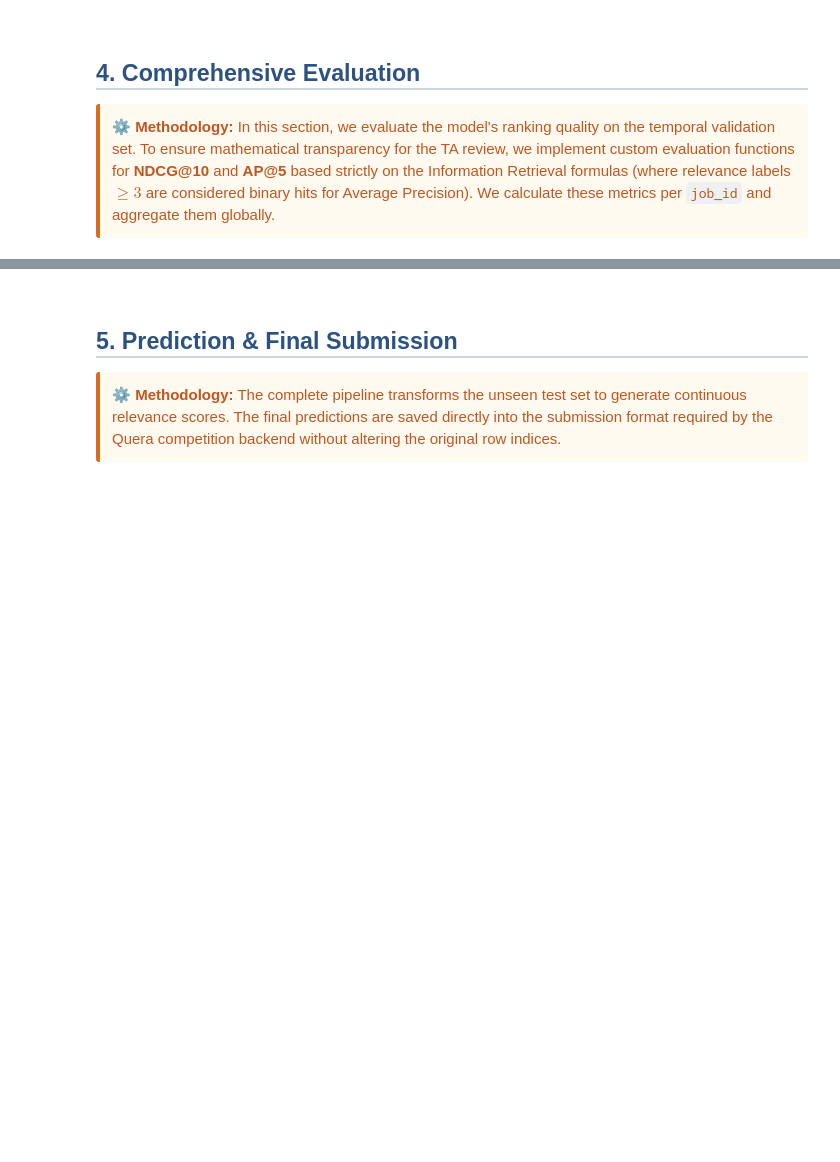
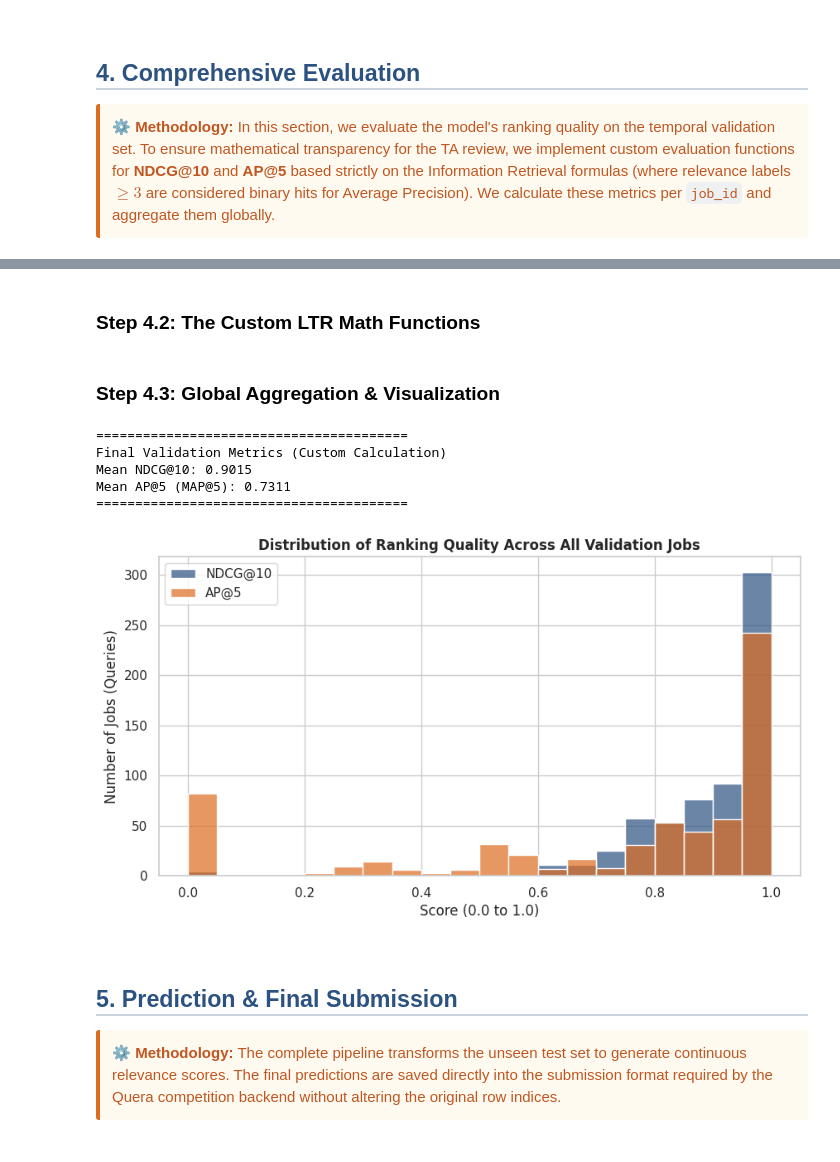
Before and after one commit to Parsa-Saeednia/UT-DataScience-Spring2026, a Jupyter notebook: Assignments/CA3/task3_CandidateRanking.ipynb, the cells around one changed output, grey strips where cells are left out. Saved outputs shown, nothing was run; the diff lists cells and outputs as text; code cells hidden in the pictures; blank space fills up the shorter version.

Commit message:
Implemented ranker model evaluation in CA3/task3

```diff
--- a/Assignments/CA3/task3_CandidateRanking.ipynb
+++ b/Assignments/CA3/task3_CandidateRanking.ipynb
@@ -589,0 +592,18 @@ plt.show()
+# %%
+# --- 4.1 Generate Predictions & Rank ---
+
+# Create a copy of the validation set to store predictions
+ranked_val = v_set.copy()
+
+# Predict the continuous ranking score
+ranked_val['predicted_score'] = best_model.predict(X_v)
+
+# SORTING LOGIC:
+# 1. Group by job_id (ascending)
+# 2. Within each job, sort by predicted_score (descending)
+ranked_val = ranked_val.sort_values(by=['job_id', 'predicted_score'], ascending=[True, False])
+
+# Display the top 3 recommended candidates for the first job in the validation set
+sample_job = ranked_val['job_id'].iloc[0]
+print(f"Top 3 Recommendations for Job ID: {sample_job}")
+display(ranked_val[ranked_val['job_id'] == sample_job][['job_id', 'relevance_label', 'predicted_score']].head(3))
@@ -589,0 +616,2 @@ plt.show()
+# %% [markdown]
+### Step 4.2: The Custom LTR Math Functions
@@ -590,3 +655,48 @@ plt.show()
+# %% [markdown]
+### Step 4.3: Global Aggregation & Visualization
+# %%
+# --- 4.3 Global Evaluation (Mean Metrics) ---
+
+# Calculate metrics for every individual job
+evaluation_results = []
+for job_id, group in ranked_val.groupby('job_id'):
+    labels = group['relevance_label'].values
+    ndcg_10 = calculate_ndcg(labels, k=10)
+    ap_5 = calculate_ap_at_5(labels)
+
+    evaluation_results.append({'job_id': job_id, 'NDCG@10': ndcg_10, 'AP@5': ap_5})
+
+eval_df = pd.DataFrame(evaluation_results)
+
+# Calculate the Global Means
+mean_ndcg = eval_df['NDCG@10'].mean()
+map_5 = eval_df['AP@5'].mean()
+
+print("="*40)
+print(f"Final Validation Metrics (Custom Calculation)")
+print(f"Mean NDCG@10: {mean_ndcg:.4f}")
+print(f"Mean AP@5 (MAP@5): {map_5:.4f}")
+print("="*40)
+
+# Visualizing the performance distribution across all queries
+plt.figure(figsize=(10, 5))
+sns.histplot(eval_df['NDCG@10'], bins=20, color='#2c5282', alpha=0.7, label='NDCG@10')
+sns.histplot(eval_df['AP@5'], bins=20, color='#dd6b20', alpha=0.7, label='AP@5')
+plt.title('Distribution of Ranking Quality Across All Validation Jobs', fontweight='bold')
+plt.xlabel('Score (0.0 to 1.0)')
+plt.ylabel('Number of Jobs (Queries)')
+plt.legend()
+
+# Save for the report
+plt.savefig('latex/assets/images/06_evaluation_distribution.png', bbox_inches='tight', dpi=300)
+plt.show()
+# %% [output]
+========================================
+Final Validation Metrics (Custom Calculation)
+Mean NDCG@10: 0.9015
+Mean AP@5 (MAP@5): 0.7311
+========================================
+[figure, added]
 # %% [markdown]
 <a id="submission"></a>
 <h2 style="color: #2c5282; border-bottom: 2px solid #cbd5e0; padding-bottom: 5px; margin-top: 40px;">5. Prediction & Final Submission</h2>
```
Also changed, not shown: parts of 3 cells of this notebook, 1 other file.
